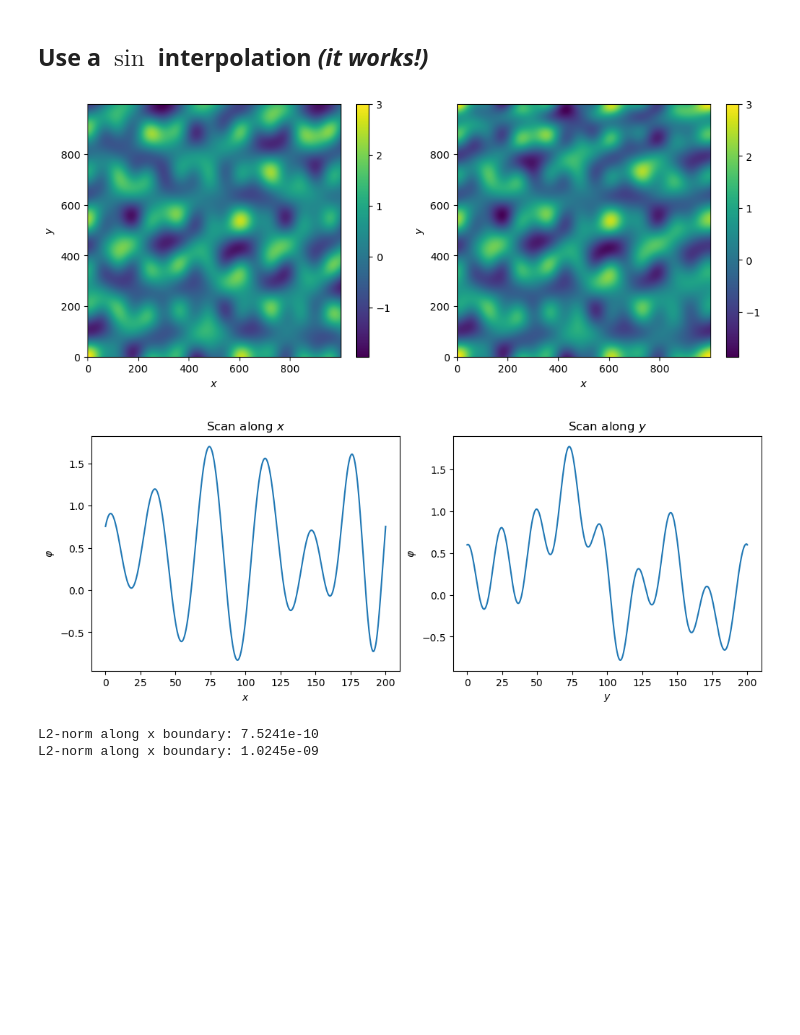
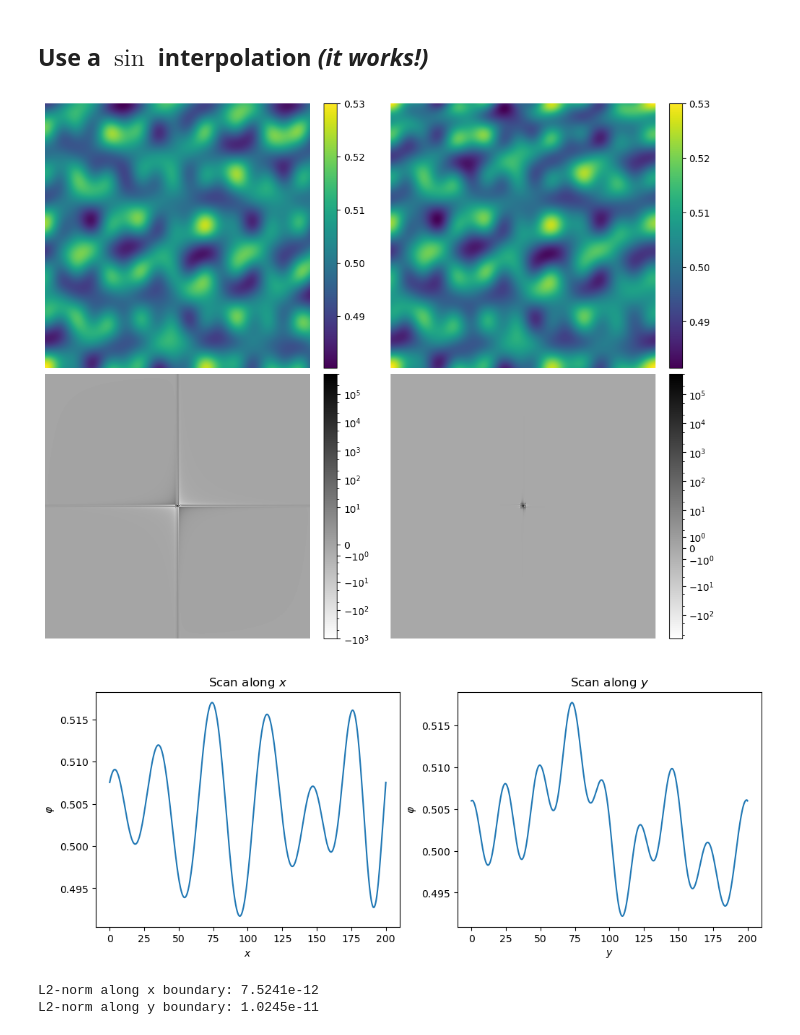
Before and after one commit to tkphd/pfhub-bm1-variations, a Jupyter notebook: bm1-variations.ipynb, the cells around one changed output. Saved outputs shown, nothing was run; the diff lists cells and outputs as text; code cells hidden in the pictures; blank space fills up the shorter version.

```diff
--- a/bm1-variations.ipynb
+++ b/bm1-variations.ipynb
@@ -75,7 +123,7 @@ import matplotlib.pyplot as plt
 # %%
 L = 200.
 dx = 0.2
-w = 3.
+w = 5.
 
 N = np.rint(L / dx).astype(int)
 x = np.linspace(0., L, N)
@@ -93,10 +141,18 @@ lerp = lambda x, y0, y1: y0 + (y1 - y0) / w * (x - (L - w))
 # phase-field interpolation function
 h_phi = lambda x: x**3 * (6 * x**2 - 15 * x + 10)
 
-ic = lambda x, y, A, B:          (np.cos(A[0] * x) * np.cos(B[0] * y) \
+hat = lambda x: 0.25 * (1 + np.tanh(np.pi * (x - w) / w)) * (1 + np.tanh(np.pi * (L - x - w) / w))
+
+ic = lambda x, y, A, B: c0 + ϵ * (np.cos(A[0] * x) * np.cos(B[0] * y) \
                                + (np.cos(A[1] * x) * np.cos(B[1] * y))**2 \
-                               +  np.cos(A[2] * x  -     B[2] * y) \
-                               *  np.cos(A[3] * x  -     B[3] * y))
+                               +  np.cos(A[2] * x  -        B[2] * y) \
+                               *  np.cos(A[3] * x  -        B[3] * y))
+
+icp = lambda x, y, A, B: c0 + ϵ * hat(x) * hat(y) * (
+                                 (np.cos(A[0] * x) * np.cos(B[0] * y) \
+                               + (np.cos(A[1] * x) * np.cos(B[1] * y))**2 \
+                               +  np.cos(A[2] * x  -        B[2] * y) \
+                               *  np.cos(A[3] * x  -        B[3] * y)))
 
 A0 = np.pi/L * np.array([6.6845076, 8.2760570, 1.5915494, 4.4563384])  # [0.105, 0.130, 0.025, 0.070]
 B0 = np.pi/L * np.array([7.0028175, 5.5385920, 9.5492966, 1.2732395])  # [0.110, 0.087, 0.150, 0.020]
@@ -125,27 +278,32 @@ axs[1].set_ylabel("$y$");
 # %%
 sic = lambda x: np.power(np.sin(np.pi * x / L), 2/3)
 
 # use the numpy broadcast semantics to interpolate coefficients
 mapX = sic(X)
 mapY = sic(Y)
 
 Ac = A0[:,None,None] * mapX + Ap[:,None,None] * (1 - mapX)
 Bc = B0[:,None,None] * mapY + Bp[:,None,None] * (1 - mapY)
 
 Z_orig = ic(X, Y, A0, B0)
 Z_test = ic(X, Y, Ac, Bc)
 
-fig, axs = plt.subplots(1, 2, figsize=(10, 4), sharex=True, sharey=False, constrained_layout=True)
+fig, axs = plt.subplots(2, 2, figsize=(10, 8), sharex=True, sharey=False, constrained_layout=True)
+axs = axs.flatten()
 
 fig.colorbar(axs[0].imshow(Z_orig, interpolation=None, origin="lower"));
-axs[0].set_xlabel("$x$");
-axs[0].set_ylabel("$y$");
+axs[0].set_axis_off();
 
 fig.colorbar(axs[1].imshow(Z_test, interpolation=None, origin="lower"));
-axs[1].set_xlabel("$x$");
-axs[1].set_ylabel("$y$");
+axs[1].set_axis_off();
+
+fig.colorbar(axs[2].imshow(FFT.fftshift(FFT.fft2(Z_orig)).real, norm="asinh", cmap="binary", interpolation=None, origin="lower"));
+axs[2].set_axis_off();
+
+fig.colorbar(axs[3].imshow(FFT.fftshift(FFT.fft2(Z_test)).real, norm="asinh", cmap="binary", interpolation=None, origin="lower"));
+axs[3].set_axis_off();
 # %% [output]
-[figure, old version]
+[figure, new version]
 # %%
 fig, axs = plt.subplots(1, 2, figsize=(10, 4), sharex=True, sharey=False, constrained_layout=True)
 
@@ -159,12 +317,12 @@ axs[1].set_title("Scan along $y$")
 axs[1].set_xlabel("$y$");
 axs[1].set_ylabel("$\\varphi$");
 # %% [output]
-[figure, old version]
+[figure, new version]
 # %%
 l2x = LA.norm(Z_test[:,0] - Z_test[:,-1])
 l2y = LA.norm(Z_test[0,:] - Z_test[-1,:])
 print(f"L2-norm along x boundary: {l2x:.4e}")
-print(f"L2-norm along x boundary: {l2y:.4e}")
+print(f"L2-norm along y boundary: {l2y:.4e}")
 # %% [output]
-L2-norm along x boundary: 7.5241e-10
-L2-norm along x boundary: 1.0245e-09
+L2-norm along x boundary: 7.5241e-12
+L2-norm along y boundary: 1.0245e-11
```
Also changed, not shown: parts of 17 cells of this notebook, 7 other files.
